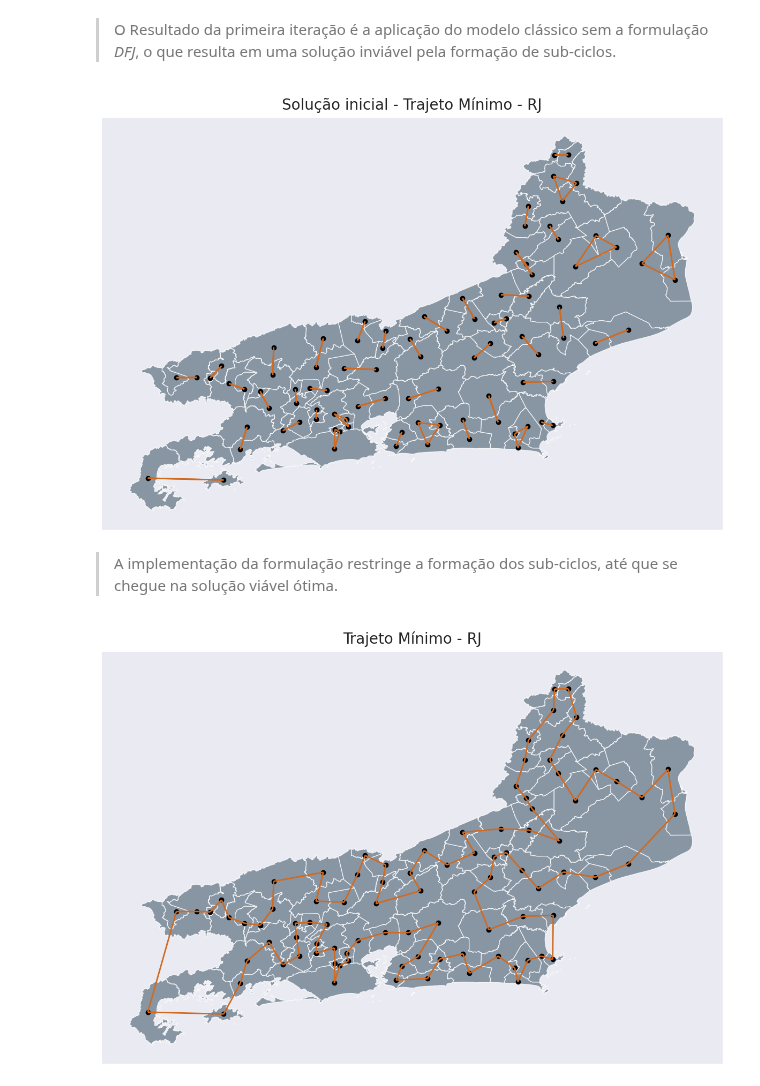
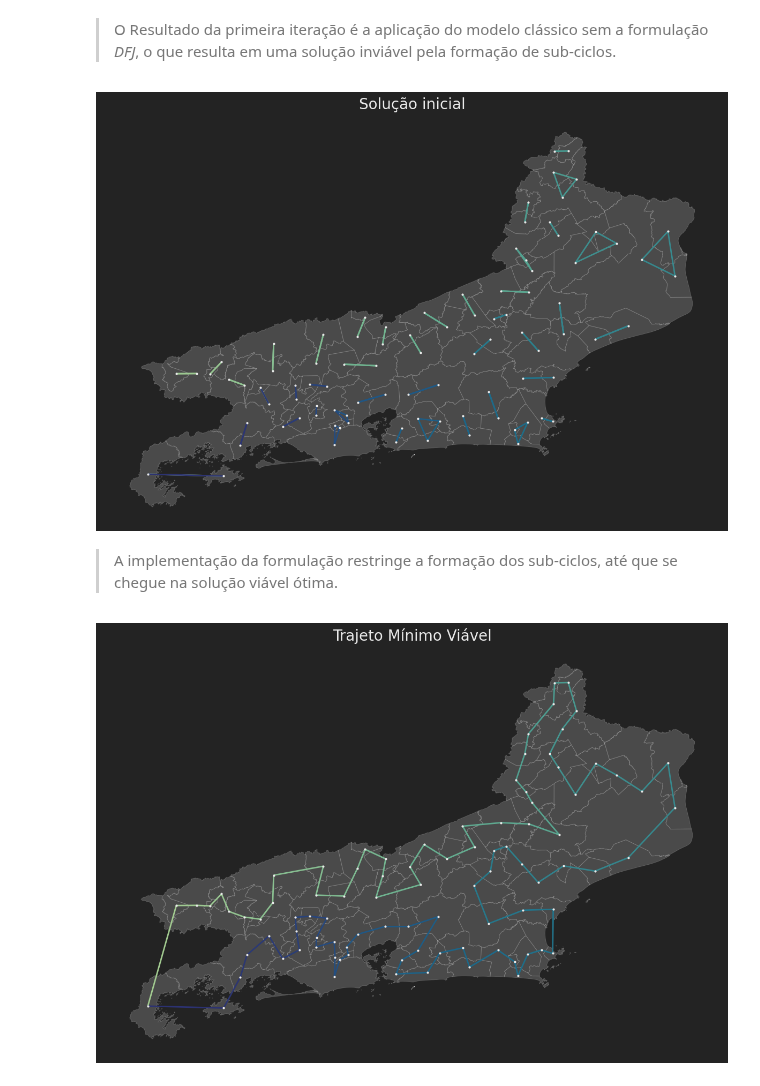
Before and after one commit to fersondahl/Route_Optimization, a Jupyter notebook: Framework_TSP_RJ.ipynb, the cells around one changed output. Cells and saved outputs as stored; diff of their text form; code cells hidden in the pictures.

```diff
--- a/Framework_TSP_RJ.ipynb
+++ b/Framework_TSP_RJ.ipynb
@@ -97,17 +111,17 @@ $d_{ij}$: A distância entre as cidades *i* e *j*.
 model = pyo.ConcreteModel()
 
 
-model.vertice = pyo.Var(range(len(matriz_de_para)), range(len(matriz_de_para)), bounds=(0, 1), within=Integers)
+model.vertice = pyo.Var(matriz_de_para.index, matriz_de_para.index, bounds=(0, 1), within=Integers)
 vertice = model.vertice
 
 
 model.C1 = pyo.ConstraintList()
-for i in range(len(matriz_de_para)):
-    model.C1.add(expr= sum(vertice[i, j] for j in range(len(matriz_de_para))) == 1)  # Restrição [2]
-    model.C1.add(expr= sum(vertice[j, i] for j in range(len(matriz_de_para))) == 1) # Restrição [3]
+for i in matriz_de_para.index:
+    model.C1.add(expr= sum(vertice[i, j] for j in matriz_de_para.index) == 1)  # Restrição [2]
+    model.C1.add(expr= sum(vertice[j, i] for j in matriz_de_para.index) == 1) # Restrição [3]
 
 model.C2 = pyo.ConstraintList()
-for i in range(len(matriz_de_para)):
+for i in matriz_de_para.index:
     model.C2.add(expr= vertice[i, i] ==0)    #Imperdir nó de sair e chegar em si próprio
 
 model.restS = pyo.ConstraintList()
@@ -224,7 +236,7 @@ garantindo uma modelagem de acordo com os limites computacionais.
 #### mapa dos trajetos
 def plots(soluc: str, title: str):
 
-  trajetos_df = geo_df[['chave', 'Latitude', 'Longitude', soluc]].rename(
+  trajetos_df = geo_df.loc[ord][['chave', 'Latitude', 'Longitude', soluc]].rename(
     columns={'chave': 'Origem'})
 
   trajetos_df = pd.merge(left=trajetos_df, right=geo_df[['Longitude', 'Latitude']], left_on=soluc, right_index=True, how='left')
@@ -233,19 +245,27 @@ def plots(soluc: str, title: str):
           trajetos_df['Longitude_x'], trajetos_df['Latitude_x'], trajetos_df['Longitude_y'], trajetos_df['Latitude_y']
          ))
 
-  with sns.axes_style('dark'):
+  trajetos_df['color'] = sns.color_palette(n_colors=len(trajetos_df), palette='crest')
+
+  with sns.axes_style({'axes.facecolor': '#232323', 'figure.facecolor': '#232323',
+      'axes.edgecolor': '#232323', 'xtick.bottom': False, 'xtick.top': False,
+      'ytick.left': False, 'ytick.right': False}):
+
       # Plotagem do mapa
 
       fig, ax = plt.subplots()
+
       # Layer RJ
-      rj.plot(ax=ax, alpha=0.8,color='slategrey')
-      # Coordenadas dos serviços
-      plt.plot(list(geo_df['Longitude']), list(geo_df['Latitude']), 'ko')
+      rj.plot(ax=ax, alpha=.2, color='#EAEAEA', edgecolor='#EAEAEA', linewidth=.7)
 
       # Trajetos
-      geopandas.GeoDataFrame(trajetos_df).plot(linewidth = 2, linestyle = "-", color='chocolate', ax=ax)
+      geopandas.GeoDataFrame(trajetos_df).plot(linewidth = 2, linestyle = "-", color=trajetos_df['color'], ax=ax)
 
-      plt.title(title, fontdict={'fontsize': 20, 'horizontalalignment': 'center','verticalalignment': 'bottom'})
+      # Coordenadas dos nós
+      plt.plot(list(geo_df['Longitude']), list(geo_df['Latitude']), 'o', ms=2, color='#EAEAEA')
+
+      ax.set_title(title, loc='center', size=20, color='#EAEAEA')
+
       plt.xticks(ticks=[])
       plt.yticks(ticks=[])
 
@@ -254,12 +274,12 @@ def plots(soluc: str, title: str):
 # %% [markdown]
 > O Resultado da primeira iteração é a aplicação do modelo clássico sem a formulação *DFJ*, o que resulta em uma solução inviável pela formação de sub-ciclos.
 # %%
-plots("Destino_inic", "Solução inicial - Trajeto Mínimo - RJ")
+plots("Destino_inic", "Solução inicial")
 # %% [output]
-[figure, old version]
+[figure, new version]
 # %% [markdown]
 > A implementação da formulação restringe a formação dos sub-ciclos, até que se chegue na solução viável ótima.
 # %%
-plots("Destino", "Trajeto Mínimo - RJ")
+plots("Destino", "Trajeto Mínimo Viável")
 # %% [output]
-[figure, old version]
+[figure, new version]
```
Also changed, not shown: parts of 3 cells of this notebook.
